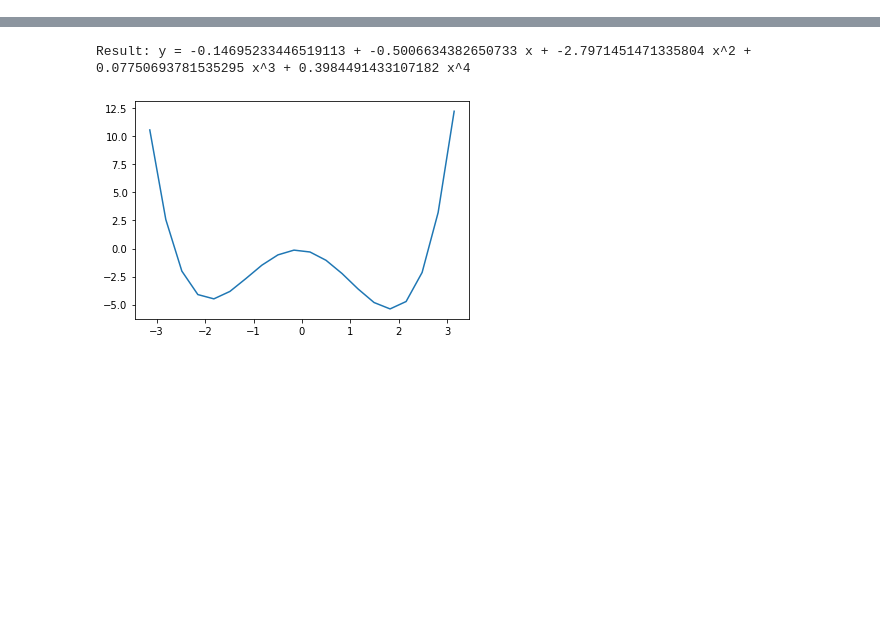
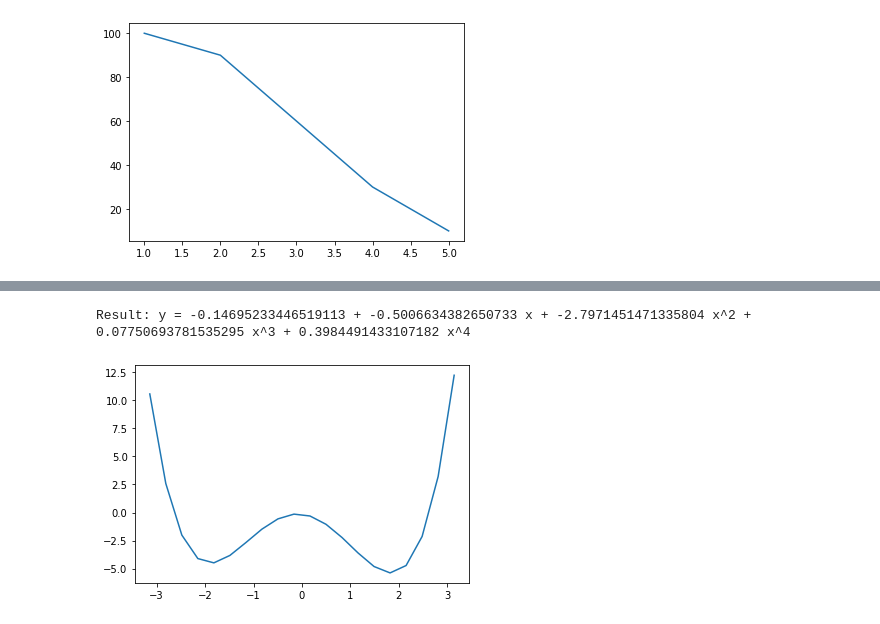
Before and after one commit to eriksali/DNN_2023_DL, a Jupyter notebook: a2_autograd.ipynb, the cells around one changed output, grey strips where cells are left out. Drawn from its saved outputs; the diff is of its cells as text; code cells hidden in the pictures; blank space fills up the shorter version.

```diff
--- a/a2_autograd.ipynb
+++ b/a2_autograd.ipynb
@@ -2,0 +108,25 @@
+# %%
+import matplotlib.pyplot as plt
+
+def my_plot(epochs, loss):
+    plt.plot(epochs, loss)
+
+def train(num_epochs,optimizer,criterion,model):
+    loss_vals=  []
+    for epoch in range(num_epochs):
+        epoch_loss= []
+        for i, (images, labels) in enumerate(trainloader):
+            # rest of the code
+            loss.backward()
+            epoch_loss.append(loss.item())
+            # rest of the code
+        # rest of the code
+        loss_vals.append(sum(epoch_loss)/len(epoch_loss))
+        # rest of the code
+
+    # plotting
+    my_plot(np.linspace(1, num_epochs, num_epochs).astype(int), loss_vals)
+
+my_plot([1, 2, 3, 4, 5], [100, 90, 60, 30, 10])
+# %% [output]
+[figure, added]
```
Also changed, not shown: parts of 7 cells of this notebook.
